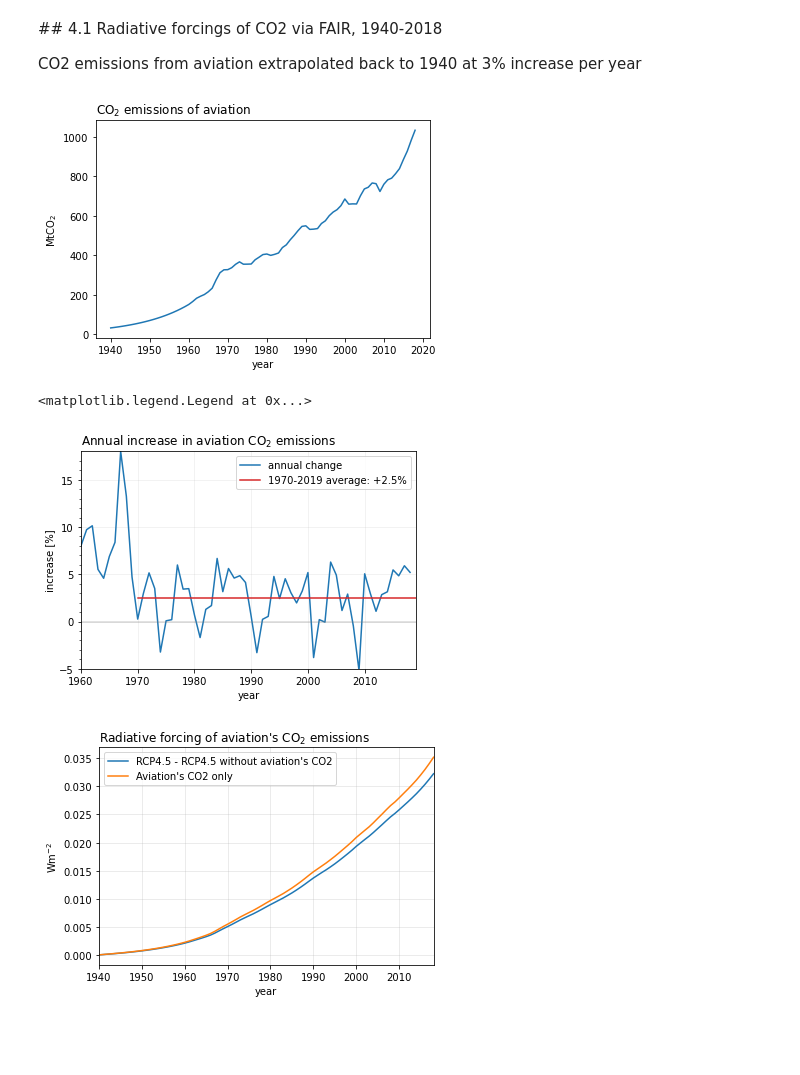
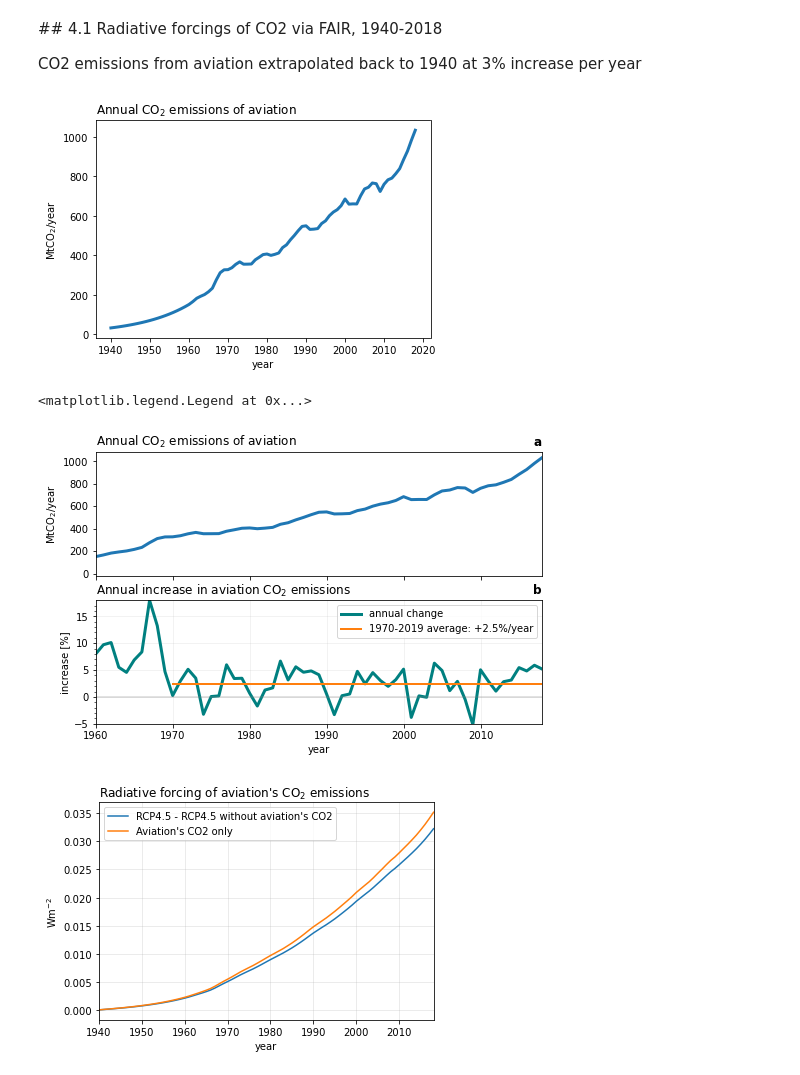
Before and after one commit to milankl/FlyingClimate, a Jupyter notebook: scripts/aviation_warming.ipynb, the cells around one changed output. Saved outputs shown, nothing was run; the diff lists cells and outputs as text; code cells hidden in the pictures; blank space fills up the shorter version.

```diff
--- a/scripts/aviation_warming.ipynb
+++ b/scripts/aviation_warming.ipynb
@@ -158,34 +158,39 @@ co2_1940[40:] = co2    # set the 1980 to 2018 values
 DF_CO2_1940 = pd.read_csv(path+"data/co2_1940.csv")
 co2_1940[:40] = DF_CO2_1940["CO2 [Tg/yr]"]
 
-plt.plot(np.arange(1940,2019),co2_1940)
-plt.title(r"CO$_2$ emissions of aviation",loc="left")
-plt.ylabel(r"MtCO$_2$")
+plt.plot(np.arange(1940,2019),co2_1940,lw=3)
+plt.title(r"Annual CO$_2$ emissions of aviation",loc="left")
+plt.ylabel(r"MtCO$_2$/year")
 plt.xlabel("year");
 # %% [output]
-[figure, old version]
+[figure, new version]
 # %%
 annual_incr = co2_1940[1:]/co2_1940[:-1]
 start19XX = 1970-1940
 annual_incr_mean = 100*(np.mean(co2_1940[start19XX+1:]/co2_1940[start19XX:-1]) - 1)
 
-fig,ax = plt.subplots()
+fig,(ax0,ax) = plt.subplots(2,1,figsize=(8,5),sharex=True)
 
-ax.plot(np.arange(1941,2019),(annual_incr-1)*100,label="annual change")
+ax0.plot(np.arange(1940,2019),co2_1940,lw=3)
+ax.plot(np.arange(1941,2019),(annual_incr-1)*100,"teal",lw=3,label="annual change")
 ax.axhline(0,color="grey",alpha=0.3)
-ax.plot([1970,2019],np.ones(2)*annual_incr_mean,color="C3",label="1970-2019 average: +{:.1f}%".format(annual_incr_mean))
+ax.plot([1970,2019],np.ones(2)*annual_incr_mean,lw=2,color="C1",label="1970-2019 average: +{:.1f}%/year".format(annual_incr_mean))
 
 ax.set_title(r"Annual increase in aviation CO$_2$ emissions",loc="left")
-ax.set_xlim(1960,2019)
+ax0.set_title(r"Annual CO$_2$ emissions of aviation",loc="left")
+ax.set_title("b",loc="right",fontweight="bold")
+ax0.set_title("a",loc="right",fontweight="bold")
+ax.set_xlim(1960,2018)
 ax.set_ylim(-5,18)
 ax.set_xlabel("year")
 ax.set_ylabel("increase [%]")
+ax0.set_ylabel("MtCO$_2$/year")
 ax.set_yticks(np.arange(-5,18),minor=True);
 ax.grid(alpha=0.2)
 ax.legend(loc=1)
 # %% [output]
 <matplotlib.legend.Legend at 0x...>
-[figure, old version]
+[figure, new version]
 # %%
 # RUN FAIR
 rcp_years = rcp26.Emissions.year
```
Also changed, not shown: parts of 22 cells of this notebook, 11 other files.
